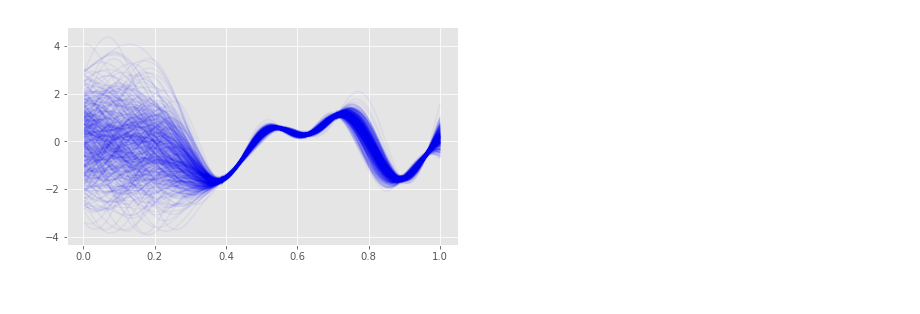
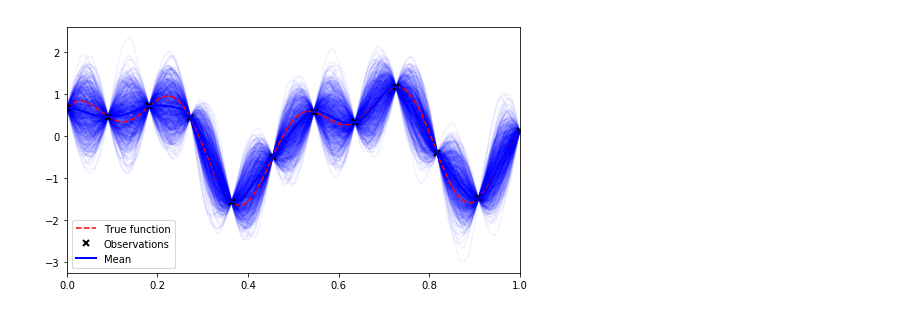
Before and after one commit to josephmure/otshapley, a Jupyter notebook: examples/test-gpflow.ipynb, the cells around one changed output. Drawn from its saved outputs; the diff is of its cells as text; code cells hidden in the pictures.

Commit message:
Used GPflow library to reduce the problem of memory in the realizations of the GP.

```diff
--- a/examples/test-gpflow.ipynb
+++ b/examples/test-gpflow.ipynb
@@ -23,7 +30,8 @@ gp.likelihood.variance = 2
 # %%
 optim = tf.train.GradientDescentOptimizer(1.)
 optim = tf.train.AdagradOptimizer(0.5)
-# optim = 'L-BFGS-B'
-# optim = 'SLSQP'
-gp.optimize(method=optim)
+optim = 'L-BFGS-B'
+#optim = 'SLSQP'
+gp_gpflow.compile()
+gp_gpflow.optimize(method=optim)
 # %% [output]
@@ -40,0 +51,17 @@ def predict(X):
+# %%
+def plot_gpflow(ax=None):
+    if ax is None:
+        _, ax = plt.subplots(figsize=(7, 4))
+    x_plot = np.linspace(0., 1., 1000).reshape(-1, dim)
+    y_plot = model(x_plot).reshape(-1, 1)
+    y_pred, y_var = map(np.squeeze, gp_gpflow.predict_y(x_plot))
+    ax.plot(x_plot, y_plot, 'r--', label="True function")
+    ax.plot(X, y, 'kx', mew=2, label='Observations')
+    ax.plot(x_plot, y_pred, '-b', lw=2, label='Mean')
+    ax.fill_between(x_plot.squeeze(), y_pred - 2*np.sqrt(y_var) , y_pred + 2*np.sqrt(y_var), color='blue', alpha=0.1)
+    ax.legend(loc=0)
+    ax.set_xlim(0, 1)
+
+fig, ax = plt.subplots(figsize=(7, 4))
+plot_gpflow(ax)
+fig.tight_layout()
@@ -68,5 +134,0 @@ Wall time: 151 ms
-# %%
-fig, ax = plt.subplots(figsize=(7, 4))
-for y_rea in Y_rea:
-    ax.plot(X_rea, y_rea, 'b', alpha=0.05)
-plot(predict, fig, ax)
@@ -117,3 +138,7 @@ fig.tight_layout()
 n_rea = 500
 n_sample = 10000
 X_rea = np.sort(np.random.rand(n_sample, dim).reshape(-1, dim), axis=0)
+# %%
+%%time
+np.random.seed(0)
+Y_rea_flow = gp_gpflow.predict_f_samples(X_rea, n_rea).squeeze()
@@ -123,6 +159,8 @@ Y_rea = m.posterior_samples_f(X_rea, size=n_rea).T
 # %%
 fig, ax = plt.subplots(figsize=(7, 4))
-for y_rea in Y_rea:
-    ax.plot(X_rea, y_rea, 'b-', alpha=0.05)
+for y_rea in Y_rea_flow:
+    ax.plot(X_rea, y_rea, 'b', alpha=0.05)
+plot_gpflow(ax)
+fig.tight_layout()
 # %% [output]
-[figure, old version]
+[figure, new version]
```
Also changed, not shown: parts of 27 cells of this notebook, 7 other files.
